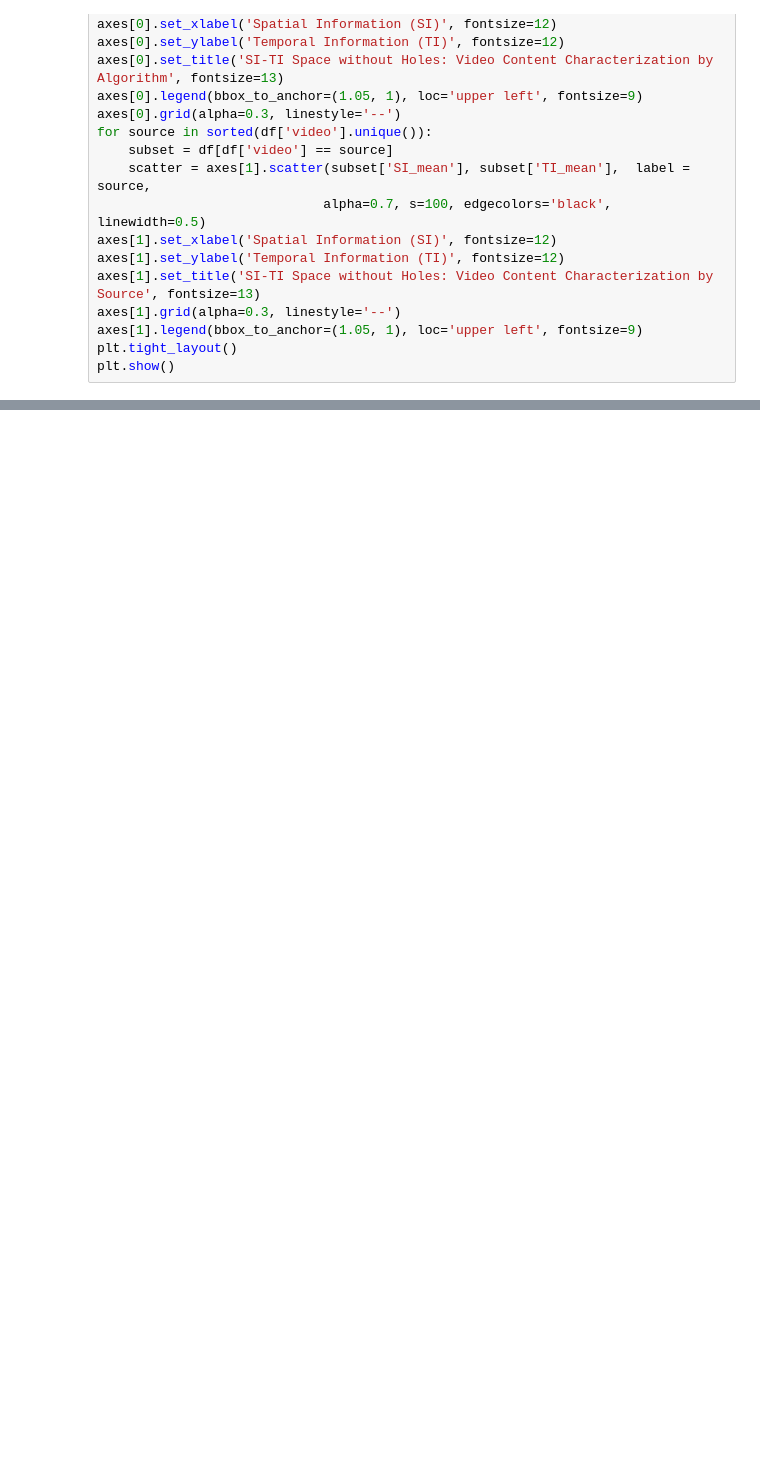
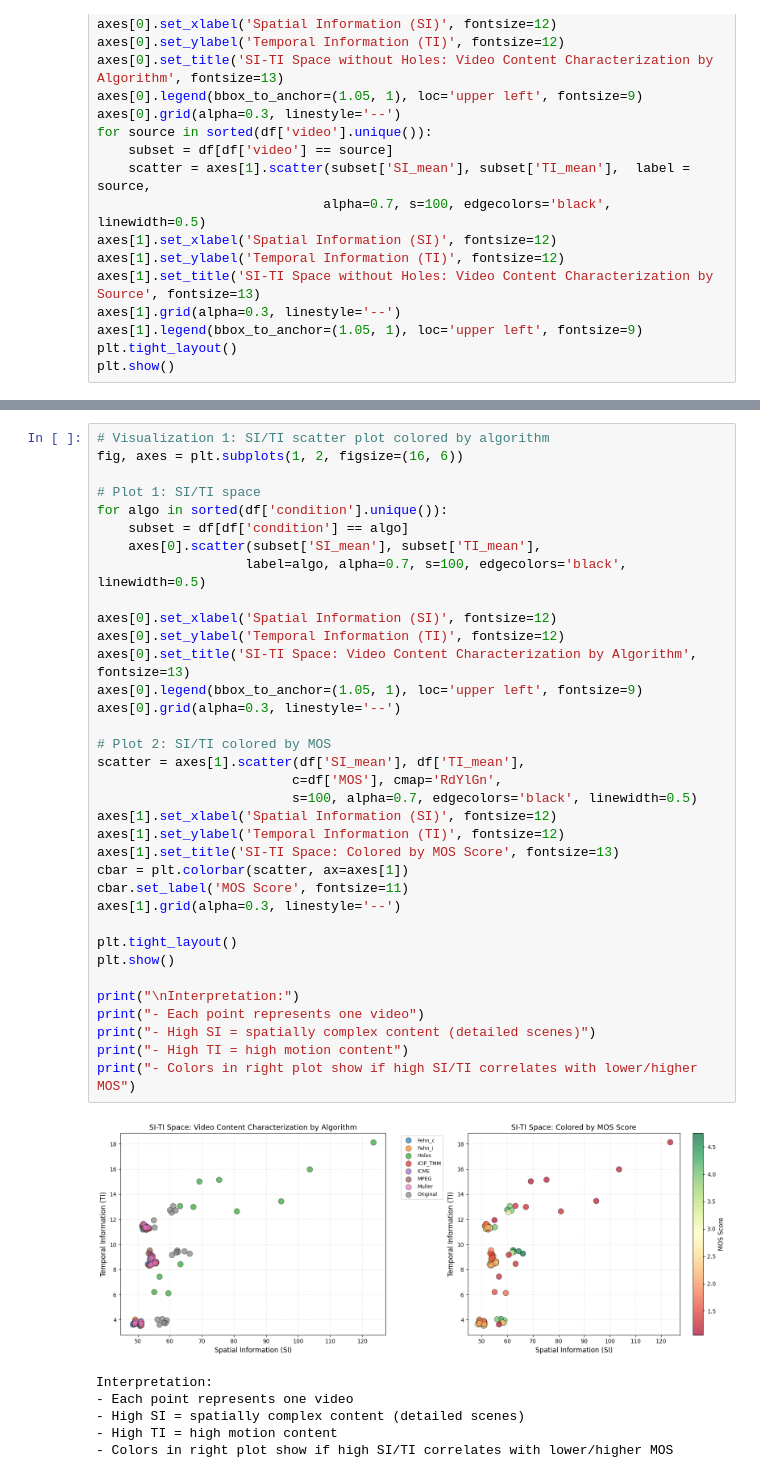
Before and after one commit to marrryzebwjq/Quality-of-Experience, a Jupyter notebook: samviq_analysis.ipynb, the cells around one changed output, grey strips where cells are left out. Cells and saved outputs as stored; diff of their text form; blank space fills up the shorter version.

```diff
--- a/samviq_analysis.ipynb
+++ b/samviq_analysis.ipynb
@@ -617,0 +746,42 @@ plt.show()
+# %%
+# Visualization 1: SI/TI scatter plot colored by algorithm
+fig, axes = plt.subplots(1, 2, figsize=(16, 6))
+
+# Plot 1: SI/TI space
+for algo in sorted(df['condition'].unique()):
+    subset = df[df['condition'] == algo]
+    axes[0].scatter(subset['SI_mean'], subset['TI_mean'],
+                   label=algo, alpha=0.7, s=100, edgecolors='black', linewidth=0.5)
+
+axes[0].set_xlabel('Spatial Information (SI)', fontsize=12)
+axes[0].set_ylabel('Temporal Information (TI)', fontsize=12)
+axes[0].set_title('SI-TI Space: Video Content Characterization by Algorithm', fontsize=13)
+axes[0].legend(bbox_to_anchor=(1.05, 1), loc='upper left', fontsize=9)
+axes[0].grid(alpha=0.3, linestyle='--')
+
+# Plot 2: SI/TI colored by MOS
+scatter = axes[1].scatter(df['SI_mean'], df['TI_mean'],
+                         c=df['MOS'], cmap='RdYlGn',
+                         s=100, alpha=0.7, edgecolors='black', linewidth=0.5)
+axes[1].set_xlabel('Spatial Information (SI)', fontsize=12)
+axes[1].set_ylabel('Temporal Information (TI)', fontsize=12)
+axes[1].set_title('SI-TI Space: Colored by MOS Score', fontsize=13)
+cbar = plt.colorbar(scatter, ax=axes[1])
+cbar.set_label('MOS Score', fontsize=11)
+axes[1].grid(alpha=0.3, linestyle='--')
+
+plt.tight_layout()
+plt.show()
+
+print("\nInterpretation:")
+print("- Each point represents one video")
+print("- High SI = spatially complex content (detailed scenes)")
+print("- High TI = high motion content")
+print("- Colors in right plot show if high SI/TI correlates with lower/higher MOS")
+# %% [output]
+[figure, added]
+Interpretation:
+- Each point represents one video
+- High SI = spatially complex content (detailed scenes)
+- High TI = high motion content
+- Colors in right plot show if high SI/TI correlates with lower/higher MOS
```
Also changed, not shown: parts of 16 cells of this notebook.
